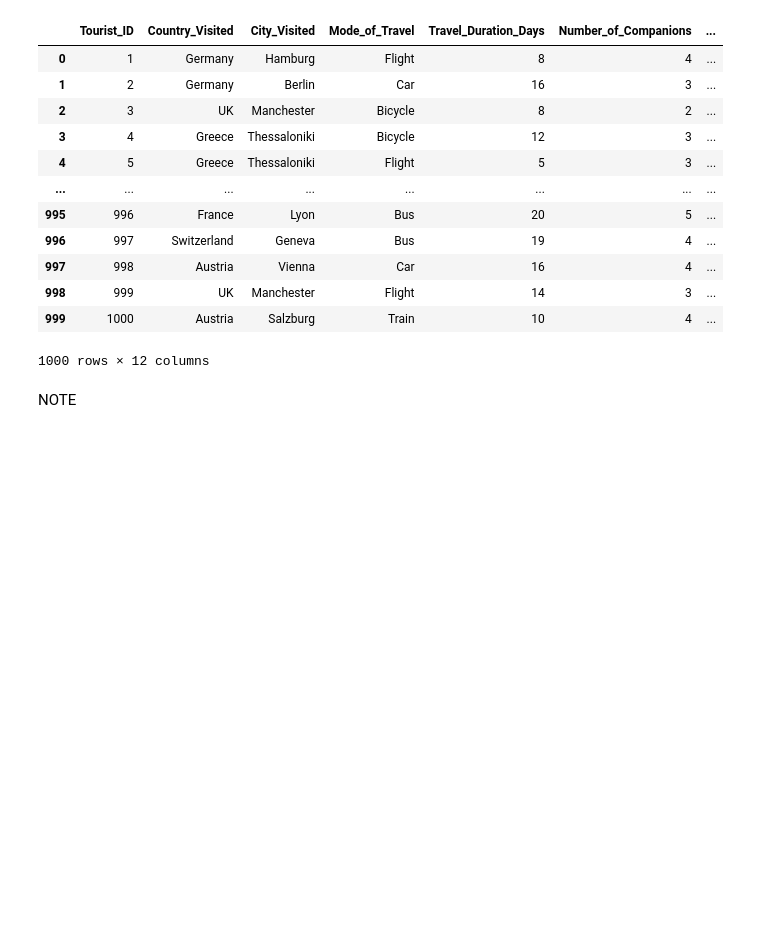
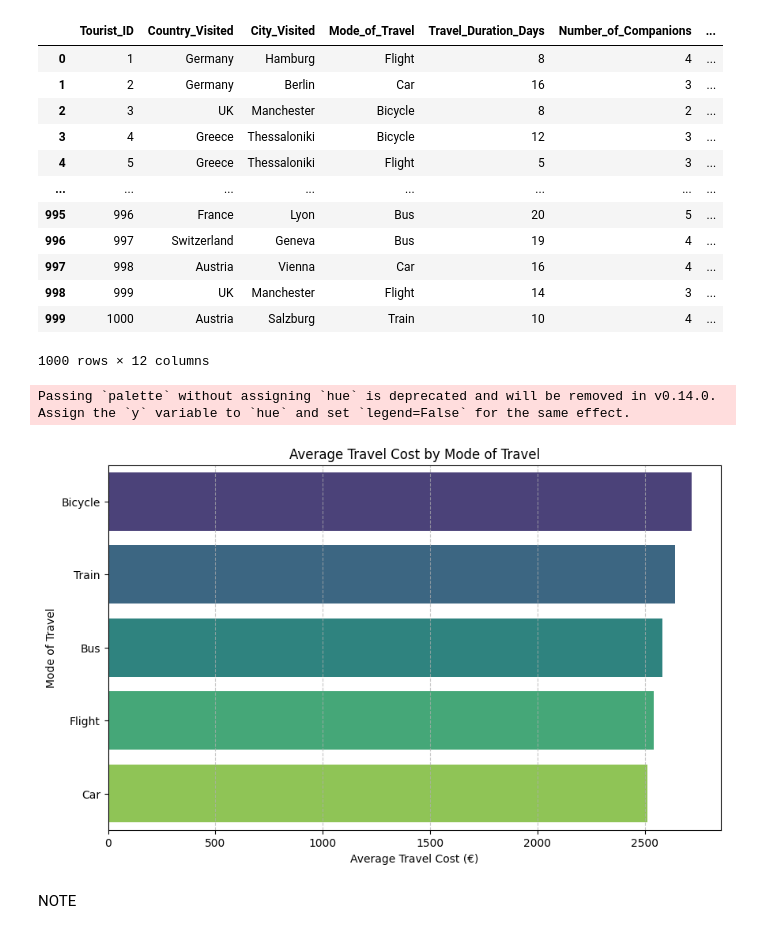
Before and after one commit to Mukti-M/Hackathon2-Team-3, a Jupyter notebook: jupyter_notebooks/Notebook_Template.ipynb, the cells around one changed output. Cells and saved outputs as stored; diff of their text form; code cells hidden in the pictures; blank space fills up the shorter version.

Commit message:
added a bar chart that compares travel cost with mode of travel

```diff
--- a/jupyter_notebooks/Notebook_Template.ipynb
+++ b/jupyter_notebooks/Notebook_Template.ipynb
@@ -281,6 +281,34 @@ fig = px.scatter_mapbox(
 )
 
 fig.show()
+# %%
+import matplotlib.pyplot as plt
+import seaborn as sns
+# Check if 'Mode_of_Travel' exists in the dataset
+if "Mode_of_Travel" in df.columns:
+    # Group by mode of travel and calculate average travel cost
+    df_travel_mode = df.groupby("Mode_of_Travel", as_index=False)["Total_Travel_Cost"].mean()
+
+    # Sort values for better visualization
+    df_travel_mode = df_travel_mode.sort_values(by="Total_Travel_Cost", ascending=False)
+
+    # Create a bar plot comparing average travel costs by mode of travel
+    plt.figure(figsize=(10, 6))
+    sns.barplot(x="Total_Travel_Cost", y="Mode_of_Travel", data=df_travel_mode, palette="viridis")
+
+    # Add labels and title
+    plt.xlabel("Average Travel Cost (€)")
+    plt.ylabel("Mode of Travel")
+    plt.title("Average Travel Cost by Mode of Travel")
+    plt.grid(axis="x", linestyle="--", alpha=0.7)
+
+    # Show the plot
+    plt.show()
+else:
+    print("The dataset does not contain a 'Mode_of_Travel' column.")
+# %% [output]
+Passing `palette` without assigning `hue` is deprecated and will be removed in v0.14.0. Assign the `y` variable to `hue` and set `legend=False` for the same effect.
+[figure, added]
 # %% [markdown]
 NOTE
 # %% [markdown]
```
